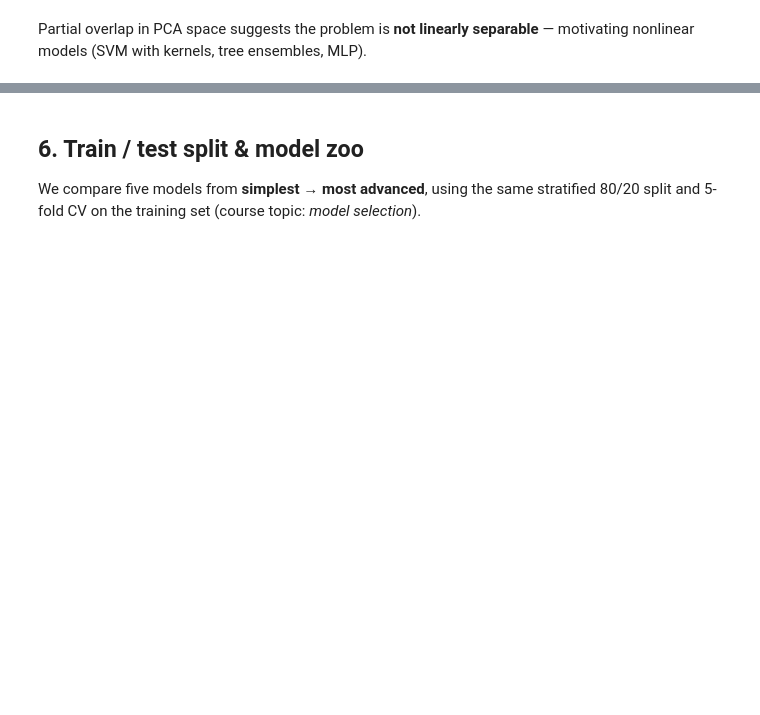
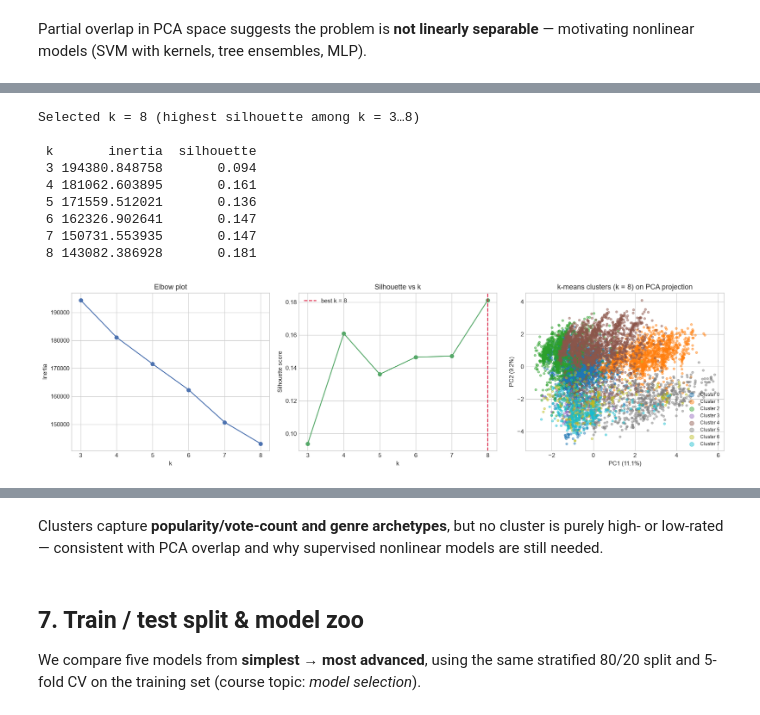
Before and after one commit to YanaiAU/TheoreticalDS, a Jupyter notebook: movie_ml_project.ipynb, the cells around one changed output, grey strips where cells are left out. Drawn from its saved outputs; the diff is of its cells as text; code cells hidden in the pictures; blank space fills up the shorter version.

```diff
--- a/movie_ml_project.ipynb
+++ b/movie_ml_project.ipynb
@@ -203,0 +252,73 @@ Partial overlap in PCA space suggests the problem is **not linearly separable**
+# %%
+K_RANGE = range(3, 9)
+genre_cols = [c for c in feature_cols if c.startswith("genre_")]
+
+kmeans_rows = []
+for k in K_RANGE:
+    km = KMeans(n_clusters=k, random_state=RANDOM_STATE, n_init=10)
+    labels = km.fit_predict(X_scaled)
+    kmeans_rows.append({"k": k, "inertia": km.inertia_, "silhouette": silhouette_score(X_scaled, labels)})
+
+kmeans_metrics = pd.DataFrame(kmeans_rows)
+best_k = int(kmeans_metrics.loc[kmeans_metrics["silhouette"].idxmax(), "k"])
+
+kmeans = KMeans(n_clusters=best_k, random_state=RANDOM_STATE, n_init=10)
+model_df = model_df.copy()
+model_df["cluster"] = kmeans.fit_predict(X_scaled)
+
+cluster_profiles = []
+for label in sorted(model_df["cluster"].unique()):
+    subset = model_df[model_df["cluster"] == label]
+    top_genres = subset[genre_cols].mean().sort_values(ascending=False).head(3)
+    cluster_profiles.append({
+        "Cluster": label,
+        "Size": len(subset),
+        "Mean rating": subset["Vote_Average"].mean(),
+        "% high-rated": subset["High_Rated"].mean(),
+        "Mean log(votes)": subset["log_vote_count"].mean(),
+        "Top genres": ", ".join(g.replace("genre_", "") for g in top_genres.index),
+    })
+
+cluster_df = pd.DataFrame(cluster_profiles).sort_values("Mean rating", ascending=False)
+
+fig, axes = plt.subplots(1, 3, figsize=(16, 4.5))
+
+axes[0].plot(kmeans_metrics["k"], kmeans_metrics["inertia"], marker="o", color="#4C72B0")
+axes[0].set_xlabel("k")
+axes[0].set_ylabel("Inertia")
+axes[0].set_title("Elbow plot")
+
+axes[1].plot(kmeans_metrics["k"], kmeans_metrics["silhouette"], marker="o", color="#55A868")
+axes[1].axvline(best_k, color="crimson", ls="--", label=f"best k = {best_k}")
+axes[1].set_xlabel("k")
+axes[1].set_ylabel("Silhouette score")
+axes[1].set_title("Silhouette vs k")
+axes[1].legend()
+
+palette = plt.cm.tab10(np.linspace(0, 1, best_k))
+for label, color in zip(sorted(model_df["cluster"].unique()), palette):
+    mask = model_df["cluster"] == label
+    axes[2].scatter(coords[mask, 0], coords[mask, 1], c=[color], alpha=0.45, s=12, label=f"Cluster {label}")
+axes[2].set_xlabel(f"PC1 ({pca.explained_variance_ratio_[0]:.1%})")
+axes[2].set_ylabel(f"PC2 ({pca.explained_variance_ratio_[1]:.1%})")
+axes[2].set_title(f"k-means clusters (k = {best_k}) on PCA projection")
+axes[2].legend(markerscale=2, fontsize=8)
+
+plt.tight_layout()
+plt.show()
+
+print(f"Selected k = {best_k} (highest silhouette among k = 3…8)\n")
+print(kmeans_metrics.round({"silhouette": 3}).to_string(index=False))
+print()
+cluster_df.round({"Mean rating": 2, "Mean log(votes)": 2})
+# %% [output]
+Selected k = 8 (highest silhouette among k = 3…8)
+
+ k       inertia  silhouette
+ 3 194380.848758       0.094
+ 4 181062.603895       0.161
+ 5 171559.512021       0.136
+ 6 162326.902641       0.147
+ 7 150731.553935       0.147
+ 8 143082.386928       0.181
+[figure, added]
@@ -204,5 +334,7 @@ Partial overlap in PCA space suggests the problem is **not linearly separable**
+# %% [markdown]
+Clusters capture **popularity/vote-count and genre archetypes**, but no cluster is purely high- or low-rated — consistent with PCA overlap and why supervised nonlinear models are still needed.
 # %% [markdown]
-## 6. Train / test split & model zoo
+## 7. Train / test split & model zoo
 
 We compare five models from **simplest → most advanced**, using the same stratified 80/20 split and 5-fold CV on the training set (course topic: *model selection*).
 # %%
```
Also changed, not shown: parts of 21 cells of this notebook, 16 other files.
